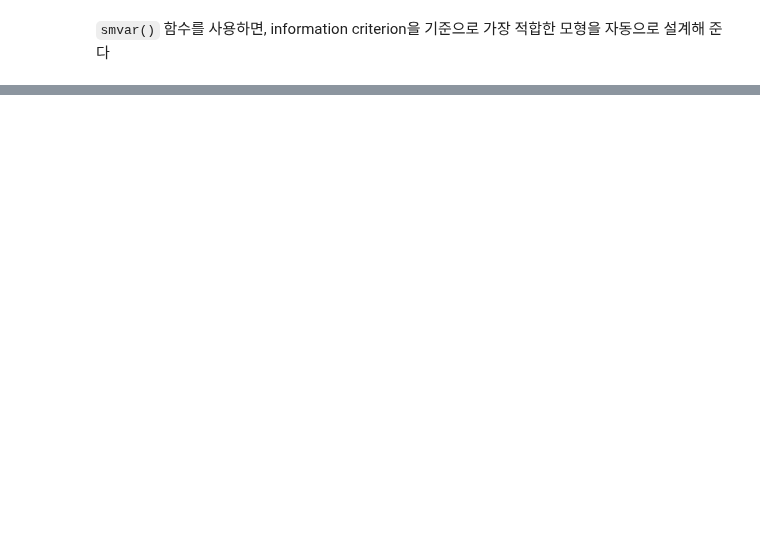
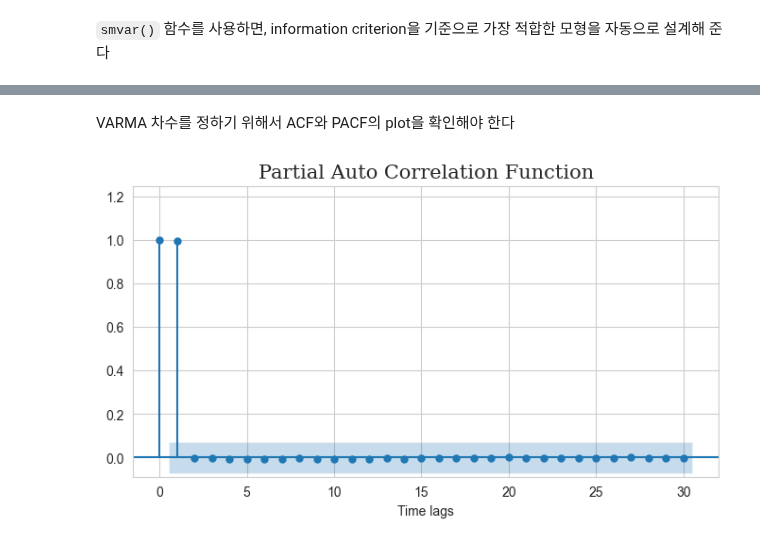
Before and after one commit to Tommylee1013/QUANTIFI, a Jupyter notebook: Week 06/Multivariate Time Series.ipynb, the cells around one changed output, grey strips where cells are left out. Cells and saved outputs as stored; diff of their text form; code cells hidden in the pictures; blank space fills up the shorter version.

```diff
--- a/Week 06/Multivariate Time Series.ipynb
+++ b/Week 06/Multivariate Time Series.ipynb
@@ -321,0 +383,3 @@ Samsung    0.733952  1.000000
+# %%
+m2sl = pd.read_csv('M2SL.csv', index_col = 0)
+pce = pd.read_csv('PCE.csv', index_col = 0)
@@ -321,0 +388,12 @@ Samsung    0.733952  1.000000
+# %% [markdown]
+VARMA 차수를 정하기 위해서 ACF와 PACF의 plot을 확인해야 한다
+# %%
+from statsmodels.graphics.tsaplots import plot_acf, plot_pacf
+
+fig, ax = plt.subplots(figsize=(8, 4))
+plot_pacf(np.log(m2sl), auto_ylims = True, lags = 30, ax = ax)
+plt.xlabel('Time lags', fontsize = 10)
+plt.title('Partial Auto Correlation Function', fontsize = 15, fontfamily = 'Serif')
+plt.show()
+# %% [output]
+[figure, added]
```
Also changed, not shown: parts of 27 cells of this notebook, 2 other files.
